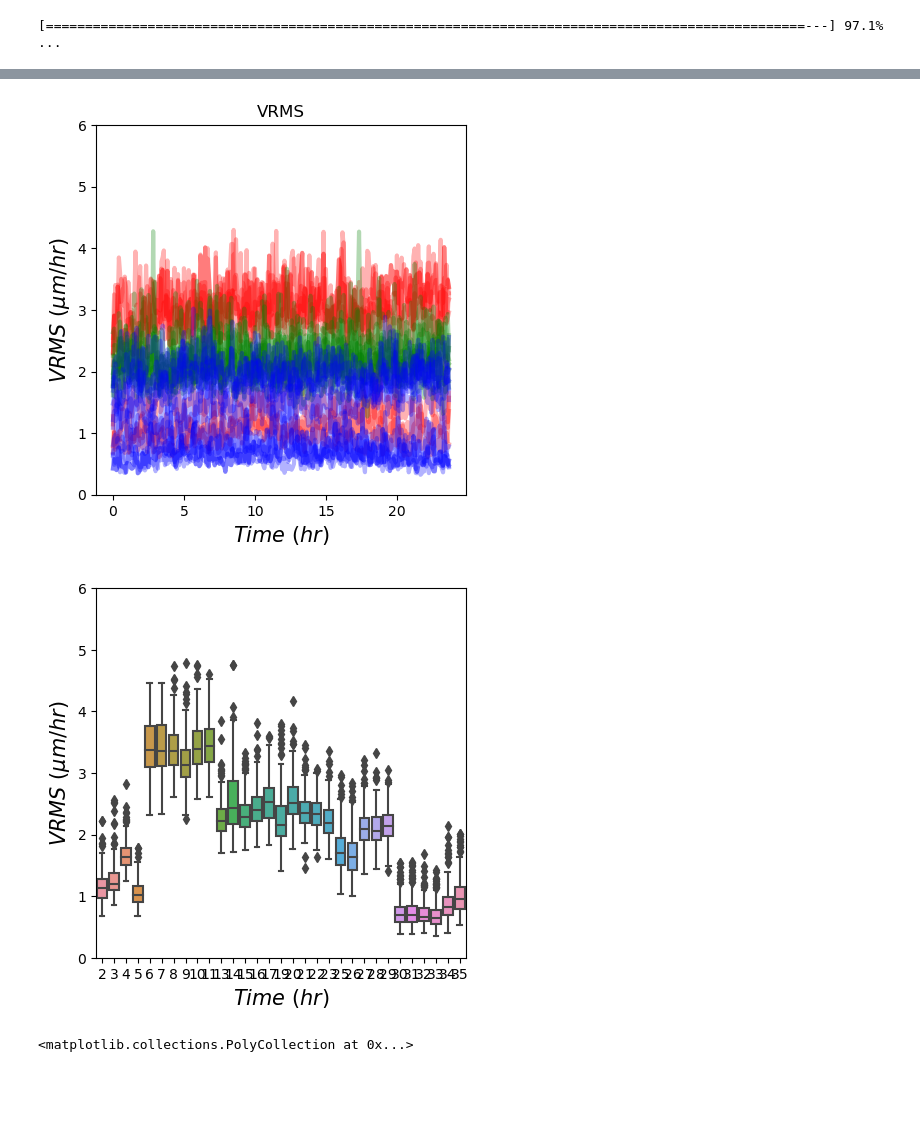
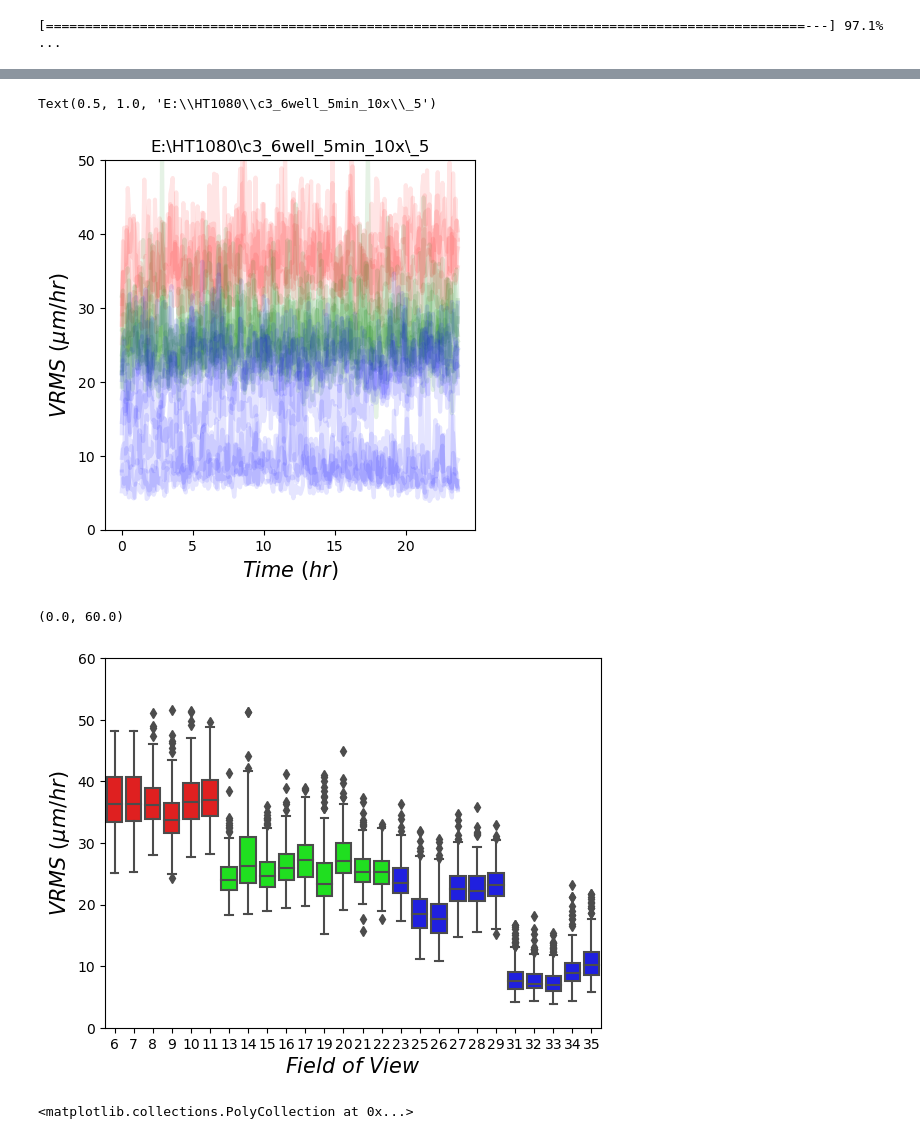
Before and after one commit to viciya/nematics, a Jupyter notebook: nematics/journals/flow_on_defects.ipynb, the cells around one changed output, grey strips where cells are left out. Saved outputs shown, nothing was run; the diff lists cells and outputs as text; code cells hidden in the pictures; blank space fills up the shorter version.

```diff
--- a/nematics/journals/flow_on_defects.ipynb
+++ b/nematics/journals/flow_on_defects.ipynb
@@ -220,7 +232,7 @@ def get_vrms(u,v):
     return ((u**2 + v**2)**.5).mean()
 
 PLOT = False
-folder = r"E:\HT1080\c3_6well_5min_10x\_5"
+folder = r"E:\HT1080\c3_6well_5min_10x\_2"
 frame_num = -2
 # fov_lst = [6,7,8,10, 13,14,20,21, 25,26,33,34]
 fov_lst = np.arange(1,36)
@@ -277,7 +267,8 @@ df1 = pd.read_csv(r"E:\HT1080\c3_6well_5min_10x\_5\_vrms3.csv")  # Define df1
 # %%
 %matplotlib inline
-df1 = pd.read_csv(r"E:\HT1080\c3_6well_5min_10x\_5\_vrms3.csv")
-exclude_list = [1,12,18,24]
+folder = r"E:\HT1080\c3_6well_5min_10x\_5"
+df1 = pd.read_csv(folder+"/_vrms3.csv")
+exclude_list = [1,2,3,4,5,6,12,18,24,30]
 fov_lst = [col for col in df1.keys() if 'std' not in col and col.isdigit() and int(col) not in exclude_list]
 
 
@@ -287,39 +278,45 @@ for i,fov in enumerate(fov_lst[:]):
     if int(fov)<=11: color = "r"
     elif int(fov)>11 and int(fov)<=22: color = "g"
     else: color = "b"
-    # df1[str(fov)].rolling(3).mean().plot(label=str(fov), color=color, alpha=.5, linewidth=3)
-    # df1[str(fov)].plot(label=str(fov), color=color, alpha=.5, linewidth=3)
-    plt.plot(time, df1[str(fov)] * .9, label=str(fov), color=color, alpha=.3, linewidth=3)
-    # df1[str(fov)].plot(label=str(fov), alpha=.5, linewidth=3, color=color)
-    # .plot(label=str(fov), color=color, alpha=.5)
+
+    plt.plot(time, df1[str(fov)] * .9*12, label=str(fov), color=color, alpha=.1, linewidth=3)
+    # plt.plot(time, df1[str(fov)] * .9*12, label=str(fov), alpha=.3, linewidth=3)
+
 # plt.legend()
 plt.title("VRMS")
 plt.xlabel("$Time ~(hr)$", fontsize=15)
 plt.ylabel("$VRMS ~(\mu m/hr)$", fontsize=15)
-plt.ylim(0, 6)
+plt.ylim(0, 50)
 plt.gca().set_box_aspect(1)
+plt.title(folder)
 # %% [output]
+Text(0.5, 1.0, 'E:\\HT1080\\c3_6well_5min_10x\\_5')
-[figure, old version]
+[figure, new version]
 # %%
 df = pd.read_csv(r"E:\HT1080\c3_6well_5min_10x\_2\_vrms1.csv")
 # %%
+%matplotlib inline
 import seaborn as sns
-df1 = pd.read_csv(r"E:\HT1080\c3_6well_5min_10x\_5\_vrms3.csv")
-exclude_list = [1,12,18,24]
+folder = r"E:\HT1080\c3_6well_5min_10x\_5"
+df1 = pd.read_csv(folder+"/_vrms3.csv")
+exclude_list = [1,2,3,4,5,12,18,24,30]
 fov_lst = [col for col in df1.keys() if 'std' not in col and col.isdigit() and int(col) not in exclude_list]
 
+df_selected = df1[[str(fov) for fov in fov_lst]]
+df_melted = df_selected.melt(var_name='FOV', value_name='VRMS')
 
-df_selected = df1[[str(fov) for fov in fov_lst]]
-# df_selected = df1[[str(fov)+"_std" for fov in fov_lst]]
-df_melted = df_selected.melt(var_name='Variable', value_name='Value')
-# sns.violinplot(x='Variable', y='Value', data=df_melted)
-sns.boxplot(x='Variable', y='Value', data=df_melted, )#whis=(30, 60))
-plt.xlabel("$Time ~(hr)$", fontsize=15)
+# Set colors based on the condition
+colors = [(1,0,0, 0.5) if int(fov) <= 11 else (0,1,0, 0.5) if int(fov) <= 22 else (0,0,1, 0.5) for fov in fov_lst]
+
+df_melted['VRMS'] = df_melted['VRMS'] * .9*12
+
+sns.boxplot(x='FOV', y='VRMS', data=df_melted, palette=colors)
+plt.xlabel("$Field ~of ~View$", fontsize=15)
 plt.ylabel("$VRMS ~(\mu m/hr)$", fontsize=15)
-plt.ylim(0, 6)
-plt.gca().set_box_aspect(1)
+plt.ylim(0, 60)
 # %% [output]
+(0.0, 60.0)
-[figure, old version]
+[figure, new version]
 # %%
 def u_vel(im1,im2):
     return cv2.calcOpticalFlowFarneback(im1,im2,
```
Also changed, not shown: parts of 6 cells of this notebook, 4 other files.
